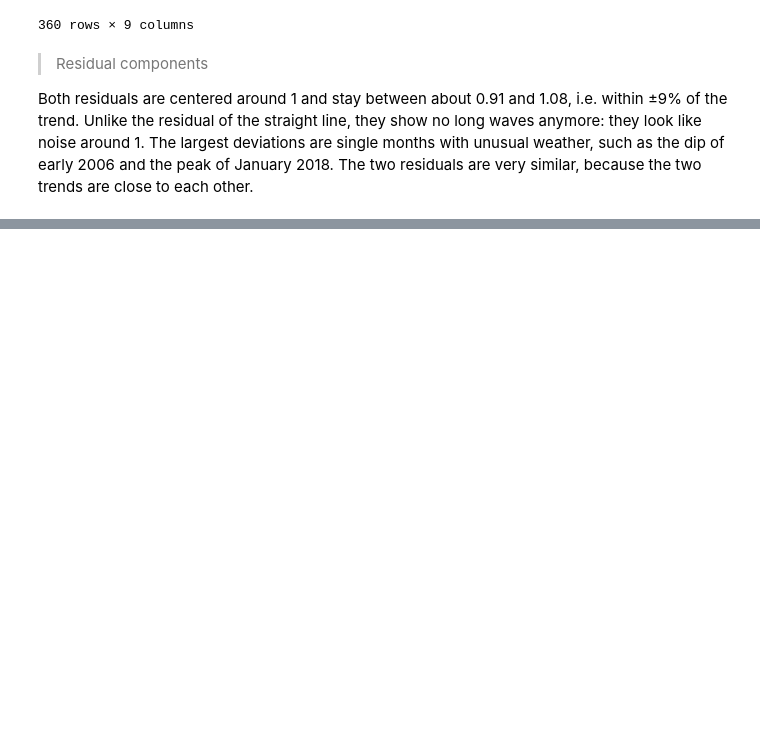
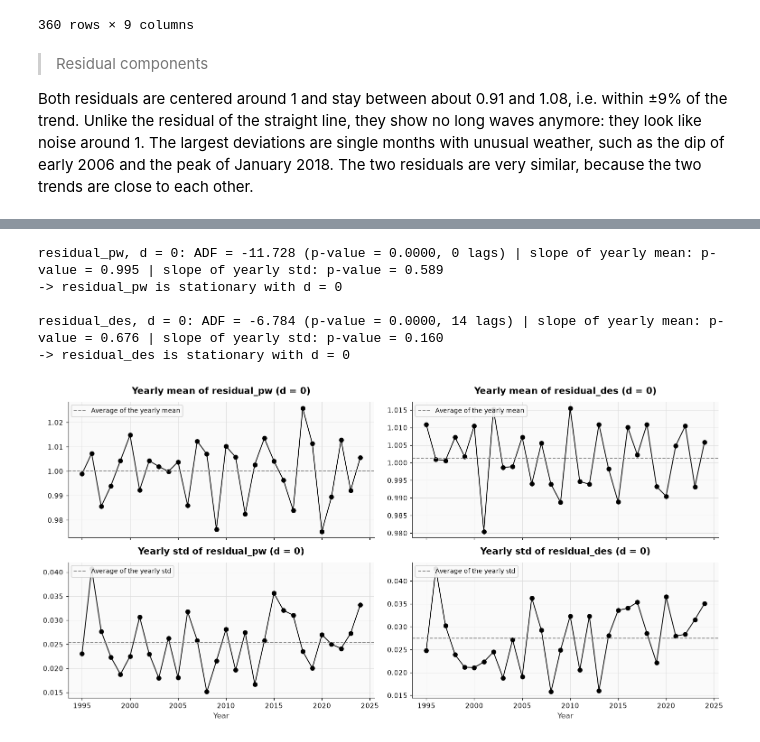
Before and after one commit to loop-enjoyer/TSA_Project, a Jupyter notebook: TSA-Project - Tanguy MANDRILLON.ipynb, the cells around one changed output, grey strips where cells are left out. Drawn from its saved outputs; the diff is of its cells as text; code cells hidden in the pictures; blank space fills up the shorter version.

Commit message:
ETS: residual stationarity tests and AR modelling
Co-Authored-By: Claude Opus 5.5 <noreply@anthropic.com>

```diff
--- a/TSA-Project - Tanguy MANDRILLON.ipynb
+++ b/TSA-Project - Tanguy MANDRILLON.ipynb
@@ -767,0 +791,63 @@ Both residuals are centered around 1 and stay between about 0.91 and 1.08, i.e.
+# %%
+import warnings
+
+from statsmodels.tsa.stattools import adfuller
+
+warnings.filterwarnings("ignore", category=FutureWarning)  # adfuller return-type notice
+
+
+def stationarity_tests(series):
+    """ADF test + t-tests on the slope of the yearly mean and yearly std."""
+    adf_stat, adf_p, used_lag, *_ = adfuller(series, regression="c", autolag="AIC")
+    # One window per calendar year, like in section 1.1
+    yearly = series.groupby(series.index.year).agg(mean="mean", std="std")
+    # Fit mean_i = alpha + beta * i and std_i = alpha + beta * i, then t-test on H0: beta = 0
+    X_year = sm.add_constant(np.arange(len(yearly)))
+    p_mean = sm.OLS(yearly["mean"], X_year).fit().pvalues.iloc[1]
+    p_std = sm.OLS(yearly["std"], X_year).fit().pvalues.iloc[1]
+    stationary = adf_p < alpha and p_mean >= alpha and p_std >= alpha
+    return {"adf": adf_stat, "adf_p": adf_p, "used_lag": used_lag, "p_mean": p_mean, "p_std": p_std,
+            "yearly": yearly, "stationary": stationary}
+
+
+residual_cols = ["residual_pw", "residual_des"]
+max_d = 2
+# levels[col][k] is the series differenced k times; the last one is the stationary series
+levels = {}
+tests = {}
+for col in residual_cols:
+    levels[col] = [df_train[col]]
+    for d in range(max_d + 1):
+        result = stationarity_tests(levels[col][-1])
+        print(
+            f"{col}, d = {d}: ADF = {result['adf']:.3f} (p-value = {result['adf_p']:.4f}, {result['used_lag']} lags) | "
+            f"slope of yearly mean: p-value = {result['p_mean']:.3f} | slope of yearly std: p-value = {result['p_std']:.3f}"
+        )
+        if result["stationary"] or d == max_d:
+            break
+        # Not stationary: difference once more, dR_t = R_t - R_{t-1}
+        levels[col].append(levels[col][-1].diff().dropna())
+    tests[col] = result
+    verdict = "stationary" if result["stationary"] else "NOT stationary"
+    print(f"-> {col} is {verdict} with d = {len(levels[col]) - 1}\n")
+
+fig, axes = plt.subplots(2, 2, figsize=(14, 7), sharex=True)
+for j, col in enumerate(residual_cols):
+    yearly = tests[col]["yearly"]
+    for i, stat in enumerate(["mean", "std"]):
+        ax = axes[i, j]
+        ax.plot(yearly.index, yearly[stat], marker="o", color="black")
+        ax.axhline(yearly[stat].mean(), color="grey", linestyle="--", label=f"Average of the yearly {stat}")
+        ax.set_title(f"Yearly {stat} of {col} (d = {len(levels[col]) - 1})")
+        ax.legend(loc="upper left")
+for ax in axes[1]:
+    ax.set_xlabel("Year")
+plt.tight_layout()
+plt.show()
+# %% [output]
+residual_pw, d = 0: ADF = -11.728 (p-value = 0.0000, 0 lags) | slope of yearly mean: p-value = 0.995 | slope of yearly std: p-value = 0.589
+-> residual_pw is stationary with d = 0
+
+residual_des, d = 0: ADF = -6.784 (p-value = 0.0000, 14 lags) | slope of yearly mean: p-value = 0.676 | slope of yearly std: p-value = 0.160
+-> residual_des is stationary with d = 0
+[figure, added]
```
Also changed, not shown: parts of 9 cells of this notebook.
